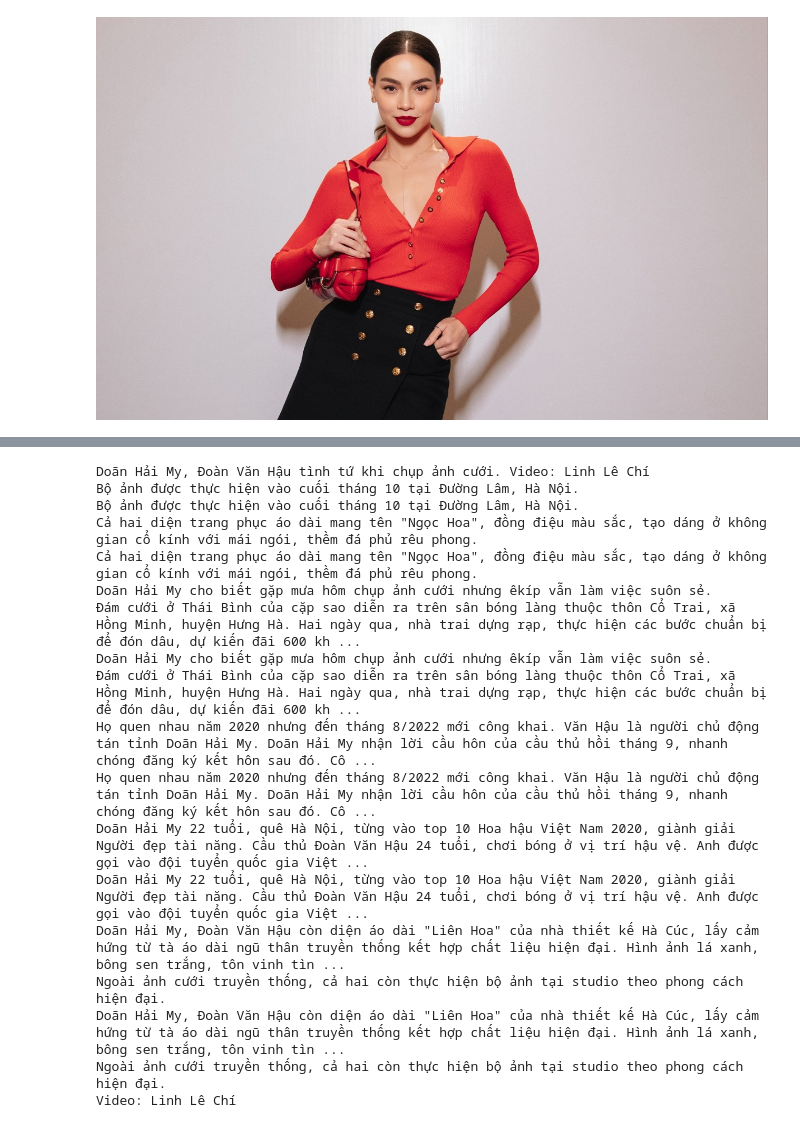
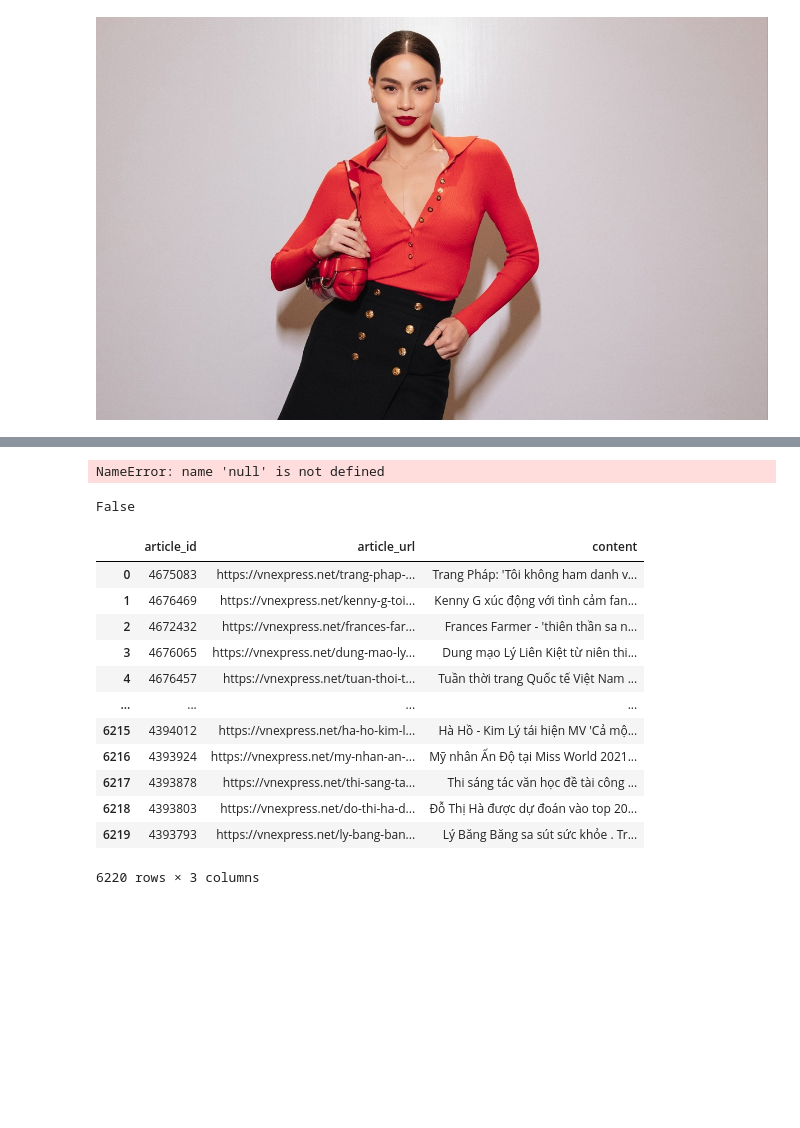
Before and after one commit to Museum7432/VNExpressCrawler-CS336, a Jupyter notebook: crawler.ipynb, the cells around one changed output, grey strips where cells are left out. Saved outputs shown, nothing was run; the diff lists cells and outputs as text; code cells hidden in the pictures; blank space fills up the shorter version.

```diff
--- a/crawler.ipynb
+++ b/crawler.ipynb
@@ -318,0 +323,3 @@ https://vcdn1-giaitri.vnecdn.net/2023/10/02/ho-ngoc-ha-1-jpg-1696217307-9557-169
+# %%
+content = pd.read_json("./outputs/articles_raw.jsonl", orient="records", lines=True)
+content
@@ -319,5 +340,7 @@ https://vcdn1-giaitri.vnecdn.net/2023/10/02/ho-ngoc-ha-1-jpg-1696217307-9557-169
 # %%
 from bs4 import BeautifulSoup, NavigableString, Tag
+from collections import OrderedDict
+
 def get_text_from_tag(tag):
     if isinstance(tag, NavigableString):
         return tag
@@ -344,3 +367,17 @@ def extract_content(soup):
     paragraphs = (get_text_from_tag(p) for p in soup.find_all("p", class_="Normal"))
 
     return title, description, paragraphs
+
+def get_text(raw_html):
+    soup = BeautifulSoup(raw_html, "html.parser")
+
+    title, description, paragraphs = extract_content(soup)
+
+    if not title:
+        return None
+
+    context = [title] + [s for s in description] + [s for s in paragraphs]
+
+    context = [s + "." if not s.strip().endswith(".") else s for s in context]
+
+    return " ".join(context)
@@ -350,22 +384,31 @@ title, description, paragraphs = extract_content(soup)
-# %%
-for _ in paragraphs:
-    print(_)
-# %% [output]
-Doãn Hải My, Đoàn Văn Hậu tình tứ khi chụp ảnh cưới. Video: Linh Lê Chí
-Bộ ảnh được thực hiện vào cuối tháng 10 tại Đường Lâm, Hà Nội.
-Bộ ảnh được thực hiện vào cuối tháng 10 tại Đường Lâm, Hà Nội.
-Cả hai diện trang phục áo dài mang tên "Ngọc Hoa", đồng điệu màu sắc, tạo dáng ở không gian cổ kính với mái ngói, thềm đá phủ rêu phong.
-Cả hai diện trang phục áo dài mang tên "Ngọc Hoa", đồng điệu màu sắc, tạo dáng ở không gian cổ kính với mái ngói, thềm đá phủ rêu phong.
-Doãn Hải My cho biết gặp mưa hôm chụp ảnh cưới nhưng êkíp vẫn làm việc suôn sẻ.
-Đám cưới ở Thái Bình của cặp sao diễn ra trên sân bóng làng thuộc thôn Cổ Trai, xã Hồng Minh, huyện Hưng Hà. Hai ngày qua, nhà trai dựng rạp, thực hiện các bước chuẩn bị để đón dâu, dự kiến đãi 600 kh ...
-Doãn Hải My cho biết gặp mưa hôm chụp ảnh cưới nhưng êkíp vẫn làm việc suôn sẻ.
-Đám cưới ở Thái Bình của cặp sao diễn ra trên sân bóng làng thuộc thôn Cổ Trai, xã Hồng Minh, huyện Hưng Hà. Hai ngày qua, nhà trai dựng rạp, thực hiện các bước chuẩn bị để đón dâu, dự kiến đãi 600 kh ...
-Họ quen nhau năm 2020 nhưng đến tháng 8/2022 mới công khai. Văn Hậu là người chủ động tán tỉnh Doãn Hải My. Doãn Hải My nhận lời cầu hôn của cầu thủ hồi tháng 9, nhanh chóng đăng ký kết hôn sau đó. Cô ...
-Họ quen nhau năm 2020 nhưng đến tháng 8/2022 mới công khai. Văn Hậu là người chủ động tán tỉnh Doãn Hải My. Doãn Hải My nhận lời cầu hôn của cầu thủ hồi tháng 9, nhanh chóng đăng ký kết hôn sau đó. Cô ...
-Doãn Hải My 22 tuổi, quê Hà Nội, từng vào top 10 Hoa hậu Việt Nam 2020, giành giải Người đẹp tài năng. Cầu thủ Đoàn Văn Hậu 24 tuổi, chơi bóng ở vị trí hậu vệ. Anh được gọi vào đội tuyển quốc gia Việt ...
-Doãn Hải My 22 tuổi, quê Hà Nội, từng vào top 10 Hoa hậu Việt Nam 2020, giành giải Người đẹp tài năng. Cầu thủ Đoàn Văn Hậu 24 tuổi, chơi bóng ở vị trí hậu vệ. Anh được gọi vào đội tuyển quốc gia Việt ...
-Doãn Hải My, Đoàn Văn Hậu còn diện áo dài "Liên Hoa" của nhà thiết kế Hà Cúc, lấy cảm hứng từ tà áo dài ngũ thân truyền thống kết hợp chất liệu hiện đại. Hình ảnh lá xanh, bông sen trắng, tôn vinh tìn ...
-Ngoài ảnh cưới truyền thống, cả hai còn thực hiện bộ ảnh tại studio theo phong cách hiện đại.
-Doãn Hải My, Đoàn Văn Hậu còn diện áo dài "Liên Hoa" của nhà thiết kế Hà Cúc, lấy cảm hứng từ tà áo dài ngũ thân truyền thống kết hợp chất liệu hiện đại. Hình ảnh lá xanh, bông sen trắng, tôn vinh tìn ...
-Ngoài ảnh cưới truyền thống, cả hai còn thực hiện bộ ảnh tại studio theo phong cách hiện đại.
-Video: Linh Lê Chí
+# %%
+articles_text = content
+articles_text["content"] = articles_text["content"].apply(get_text)
+articles_text["content"] = articles_text["content"].apply(lambda t: t + "^" if t is not null else "^")
+
+articles_text = articles_text.rename(columns={
+    "article_id":"id",
+    "content":"contents"
+})
+# %% [output]
+NameError: name 'null' is not defined
+# %%
+articles_text["content"] is Nu
+# %% [output]
+False
+# %%
+articles_text
+# %% [output]
+|  | article_id | article_url | content |
+| 0 | 4675083 | https://vnexpress.net/trang-phap-... | Trang Pháp: 'Tôi không ham danh v... |
+| 1 | 4676469 | https://vnexpress.net/kenny-g-toi... | Kenny G xúc động với tình cảm fan... |
+| 2 | 4672432 | https://vnexpress.net/frances-far... | Frances Farmer - 'thiên thần sa n... |
+| 3 | 4676065 | https://vnexpress.net/dung-mao-ly... | Dung mạo Lý Liên Kiệt từ niên thi... |
+| 4 | 4676457 | https://vnexpress.net/tuan-thoi-t... | Tuần thời trang Quốc tế Việt Nam ... |
+| ... | ... | ... | ... |
+| 6215 | 4394012 | https://vnexpress.net/ha-ho-kim-l... | Hà Hồ - Kim Lý tái hiện MV 'Cả mộ... |
+| 6216 | 4393924 | https://vnexpress.net/my-nhan-an-... | Mỹ nhân Ấn Độ tại Miss World 2021... |
+| 6217 | 4393878 | https://vnexpress.net/thi-sang-ta... | Thi sáng tác văn học đề tài công ... |
+| 6218 | 4393803 | https://vnexpress.net/do-thi-ha-d... | Đỗ Thị Hà được dự đoán vào top 20... |
+| 6219 | 4393793 | https://vnexpress.net/ly-bang-ban... | Lý Băng Băng sa sút sức khỏe . Tr... |
+6220 rows × 3 columns
```
Also changed, not shown: parts of 4 cells of this notebook, 4 other files.
